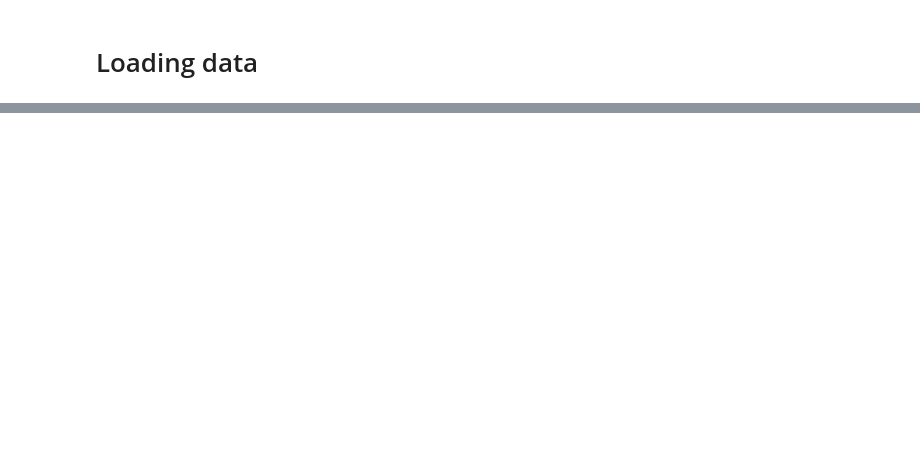
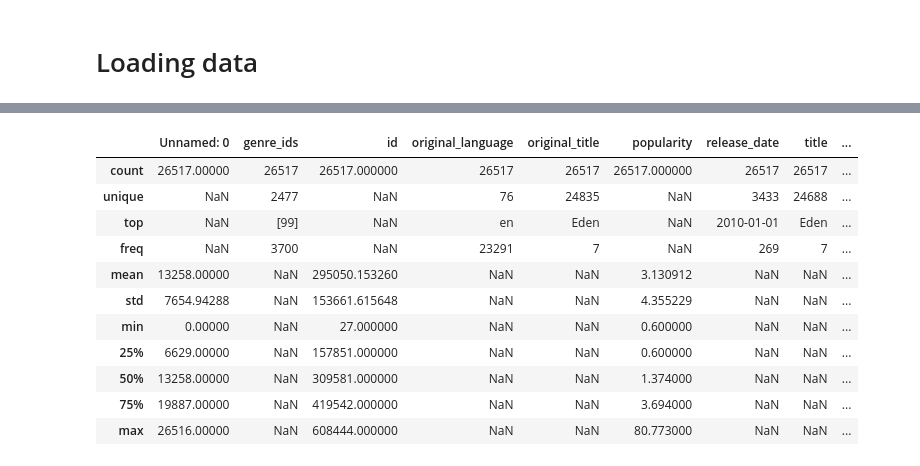
Before and after one commit to sophia14324/dsc-phase-1-project-v2-4, a Jupyter notebook: student.ipynb, the cells around one changed output, grey strips where cells are left out. Cells and saved outputs as stored; diff of their text form; code cells hidden in the pictures; blank space fills up the shorter version.

```diff
--- a/student.ipynb
+++ b/student.ipynb
@@ -47,0 +106,15 @@ tn_movie_budgets = load_data("zippedData/tn.movie_budgets.csv.gz", "csv")
+# %%
+tmdb_movies.describe(include = 'all')
+# %% [output]
+|  | Unnamed: 0 | genre_ids | id | original_language | original_title | popularity | release_date | title | ... |
+| count | 26517.00000 | 26517 | 26517.000000 | 26517 | 26517 | 26517.000000 | 26517 | 26517 | ... |
+| unique | NaN | 2477 | NaN | 76 | 24835 | NaN | 3433 | 24688 | ... |
+| top | NaN | [99] | NaN | en | Eden | NaN | 2010-01-01 | Eden | ... |
+| freq | NaN | 3700 | NaN | 23291 | 7 | NaN | 269 | 7 | ... |
+| mean | 13258.00000 | NaN | 295050.153260 | NaN | NaN | 3.130912 | NaN | NaN | ... |
+| std | 7654.94288 | NaN | 153661.615648 | NaN | NaN | 4.355229 | NaN | NaN | ... |
+| min | 0.00000 | NaN | 27.000000 | NaN | NaN | 0.600000 | NaN | NaN | ... |
+| 25% | 6629.00000 | NaN | 157851.000000 | NaN | NaN | 0.600000 | NaN | NaN | ... |
+| 50% | 13258.00000 | NaN | 309581.000000 | NaN | NaN | 1.374000 | NaN | NaN | ... |
+| 75% | 19887.00000 | NaN | 419542.000000 | NaN | NaN | 3.694000 | NaN | NaN | ... |
+| max | 26516.00000 | NaN | 608444.000000 | NaN | NaN | 80.773000 | NaN | NaN | ... |
```
Also changed, not shown: parts of 26 cells of this notebook.
